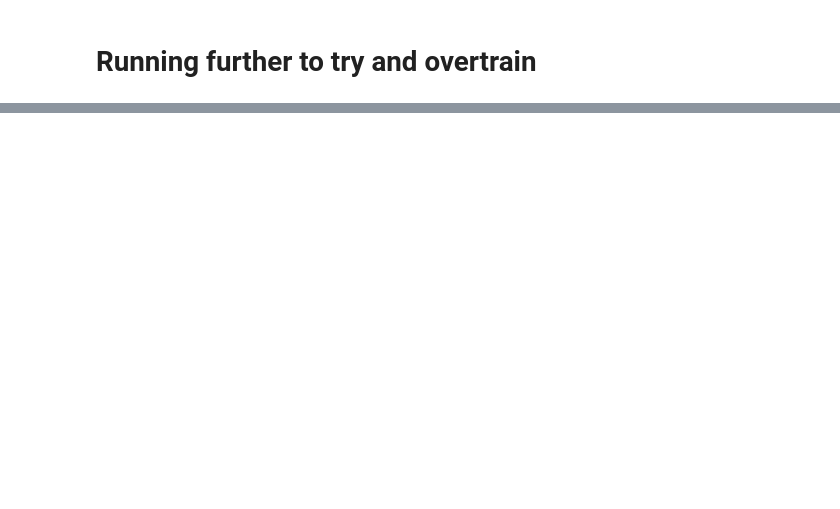
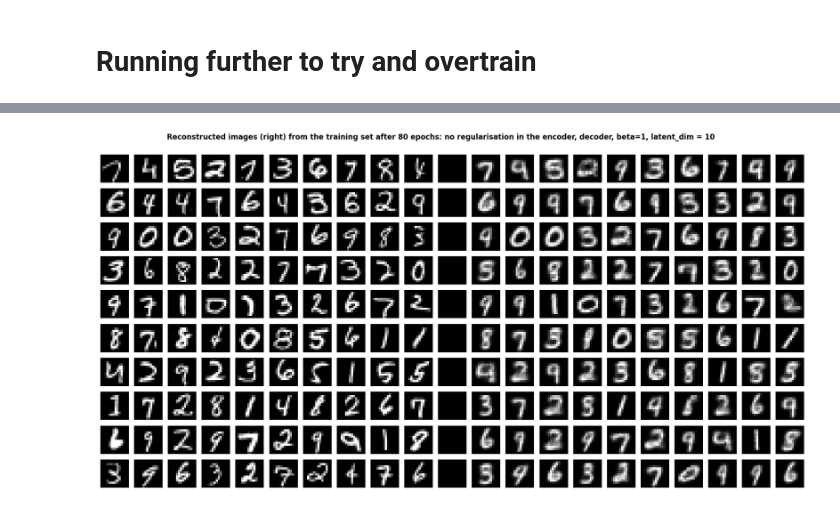
Before and after one commit to AtSourav/Beta-VAE-on-MNIST, a Jupyter notebook: MNIST_beta1_noreg_l10.ipynb, the cells around one changed output, grey strips where cells are left out. Saved outputs shown, nothing was run; the diff lists cells and outputs as text; code cells hidden in the pictures; blank space fills up the shorter version.

```diff
--- a/MNIST_beta1_noreg_l10.ipynb
+++ b/MNIST_beta1_noreg_l10.ipynb
@@ -517,0 +525,27 @@ for i in range(210):
+# %%
+_,_,z_train_sample = encoder(img_train_sample)
+img_recon_train = decoder(z_train_sample)
+
+digits_train_recon = plt.figure(figsize=(21,10))    # we leave one column of difference between the 10x10 grid of training images and 10x10 of validation images
+                                        # it's weird that the order of axes in figsize is the opposite to that in add_subplot
+digits_train_recon.suptitle('Reconstructed images (right) from the training set after 80 epochs: no regularisation in the encoder, decoder, beta=1, latent_dim = 10', fontweight= 'bold', y=0.93)
+
+digits_train_recon.tight_layout()
+
+for i in range(210):
+  digits_train_recon.add_subplot(10,21,i+1)
+  j = int(np.floor(i/21))
+  if (i%21) <10:
+    img = img_train[tr_tg_indices[j*10 + (i%21)]]
+    plt.imshow(img, cmap='gray')
+    plt.axis('off')
+  elif (i%21)==10:
+    img = np.ones((14,14,1))
+    plt.imshow(img, cmap='gray')
+    plt.axis('off')
+  else:
+    img = img_recon_train[j*10 + (i%21) - 11]
+    plt.imshow(img, cmap='gray')
+    plt.axis('off')
+# %% [output]
+[figure, added]
```
Also changed, not shown: parts of 29 cells of this notebook.
